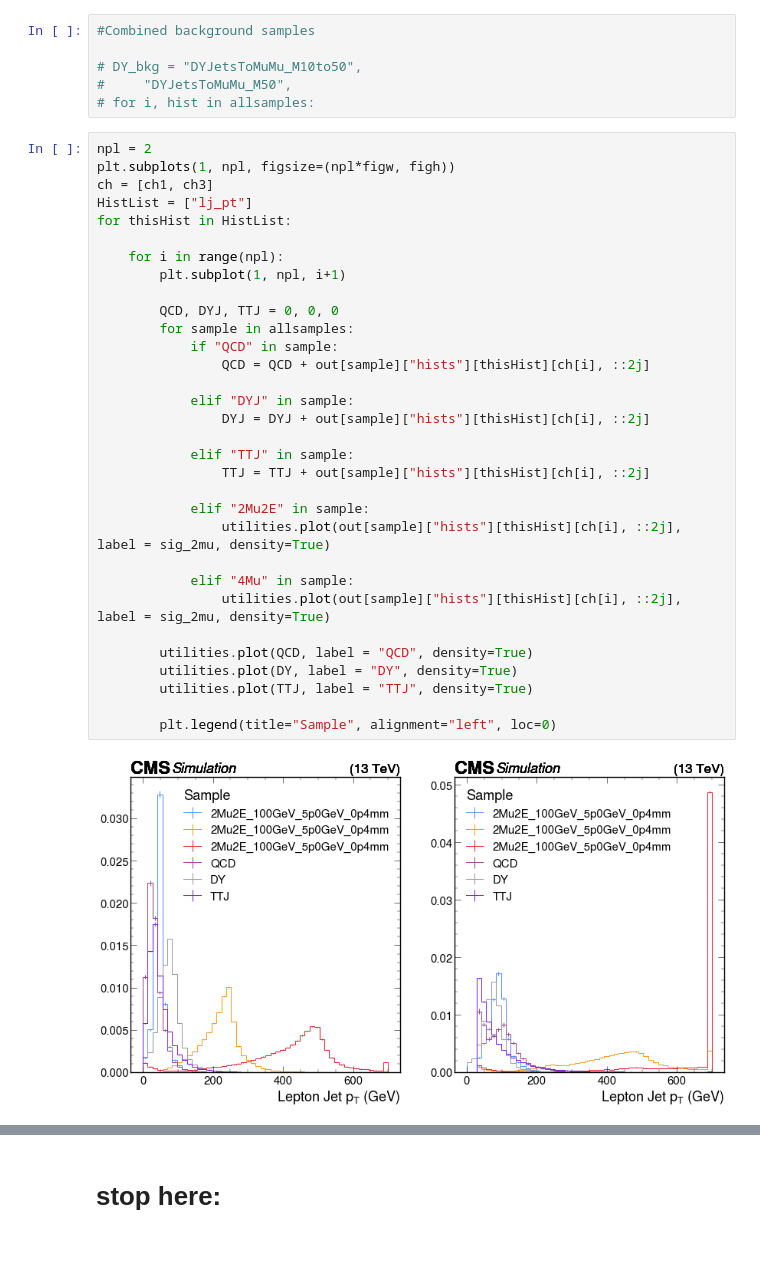
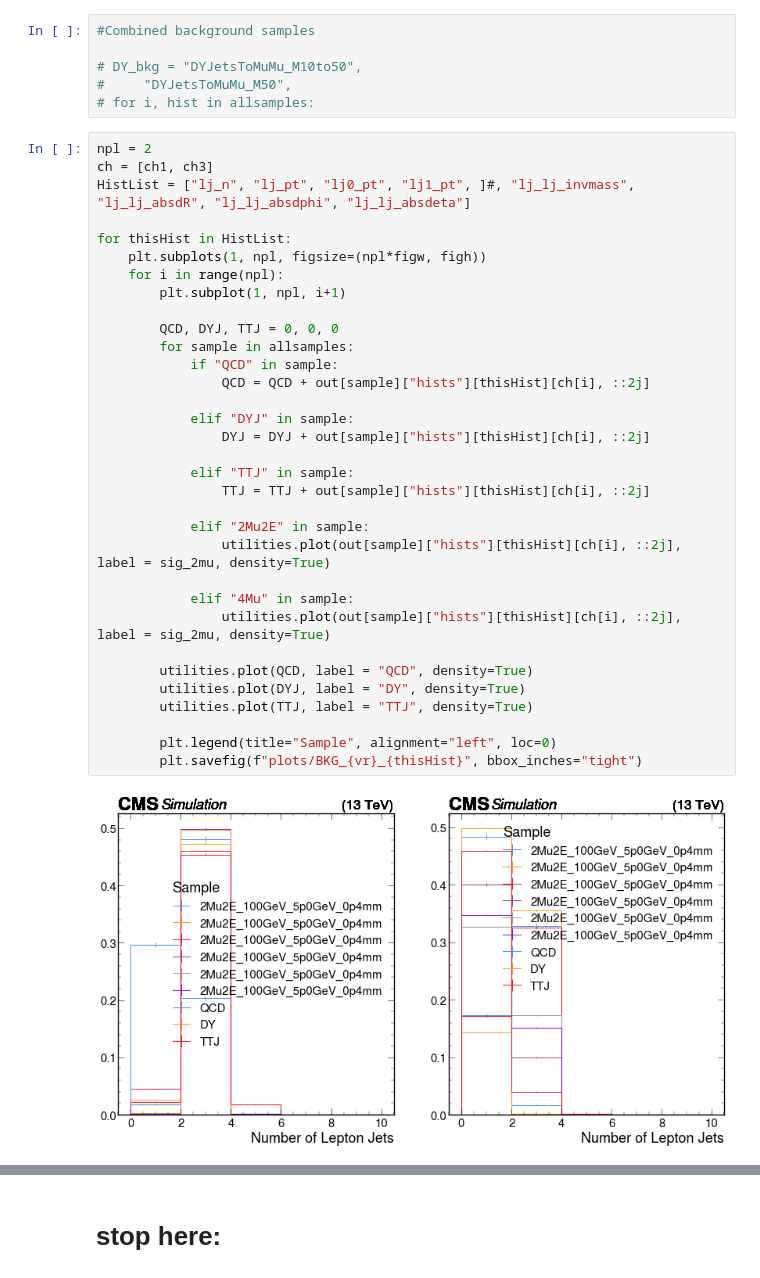
Before and after one commit to jsiado/SIDM, a Jupyter notebook: sidm/studies/muon_id/BKG_08.ipynb, the cells around one changed output, grey strips where cells are left out. Drawn from its saved outputs; the diff is of its cells as text; blank space fills up the shorter version.

```diff
--- a/sidm/studies/muon_id/BKG_08.ipynb
+++ b/sidm/studies/muon_id/BKG_08.ipynb
@@ -246,35 +244,36 @@ figw, figh = 10, 10
 # for i, hist in allsamples:
 # %%
 npl = 2
-plt.subplots(1, npl, figsize=(npl*figw, figh))
 ch = [ch1, ch3]
-HistList = ["lj_pt"]
+HistList = ["lj_n", "lj_pt", "lj0_pt", "lj1_pt", ]#, "lj_lj_invmass", "lj_lj_absdR", "lj_lj_absdphi", "lj_lj_absdeta"]
+
 for thisHist in HistList:
-
+    plt.subplots(1, npl, figsize=(npl*figw, figh))
     for i in range(npl):
         plt.subplot(1, npl, i+1)
 
         QCD, DYJ, TTJ = 0, 0, 0
         for sample in allsamples:
             if "QCD" in sample:
                 QCD = QCD + out[sample]["hists"][thisHist][ch[i], ::2j]
 
             elif "DYJ" in sample:
                 DYJ = DYJ + out[sample]["hists"][thisHist][ch[i], ::2j]
 
             elif "TTJ" in sample:
                 TTJ = TTJ + out[sample]["hists"][thisHist][ch[i], ::2j]
 
             elif "2Mu2E" in sample:
                 utilities.plot(out[sample]["hists"][thisHist][ch[i], ::2j], label = sig_2mu, density=True)
 
             elif "4Mu" in sample:
                 utilities.plot(out[sample]["hists"][thisHist][ch[i], ::2j], label = sig_2mu, density=True)
 
         utilities.plot(QCD, label = "QCD", density=True)
-        utilities.plot(DY, label = "DY", density=True)
+        utilities.plot(DYJ, label = "DY", density=True)
         utilities.plot(TTJ, label = "TTJ", density=True)
 
         plt.legend(title="Sample", alignment="left", loc=0)
+        plt.savefig(f"plots/BKG_{vr}_{thisHist}", bbox_inches="tight")
 # %% [output]
-[figure, old version]
+[figure, new version]
```
Also changed, not shown: parts of 3 cells of this notebook, 2 other files.
